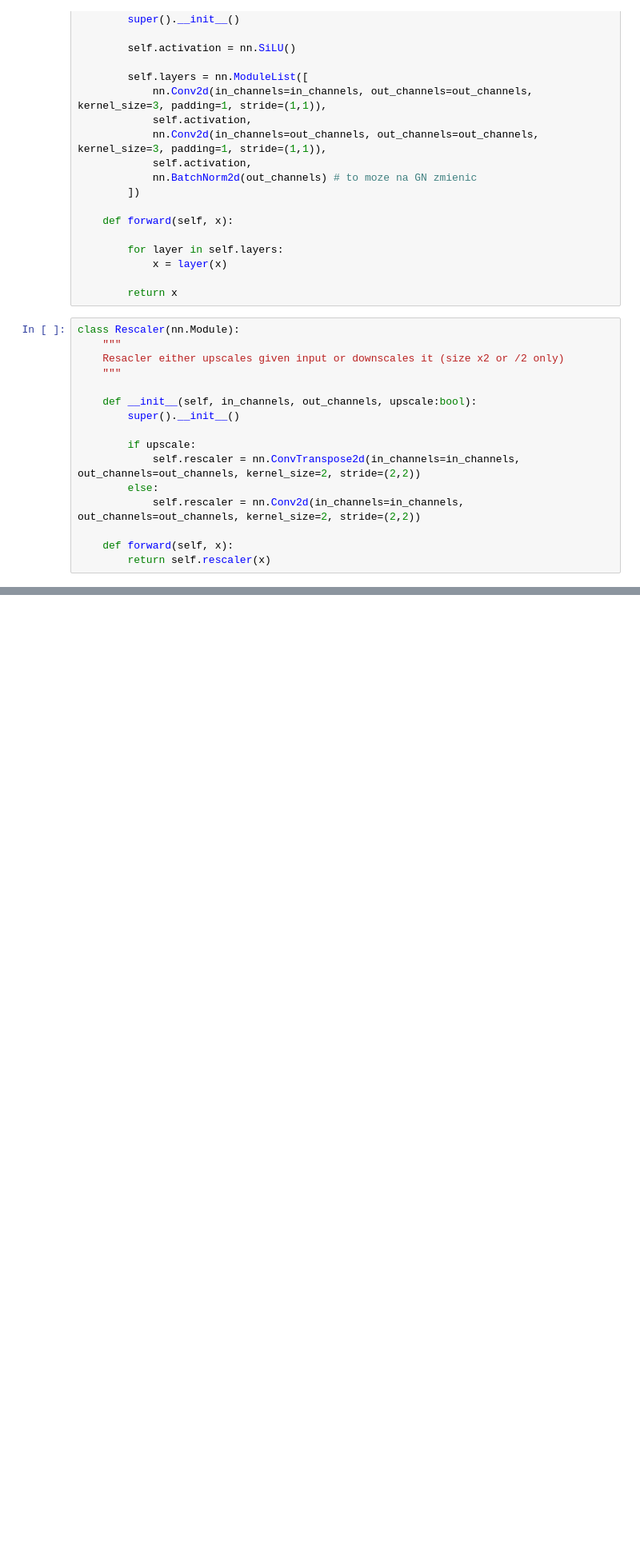
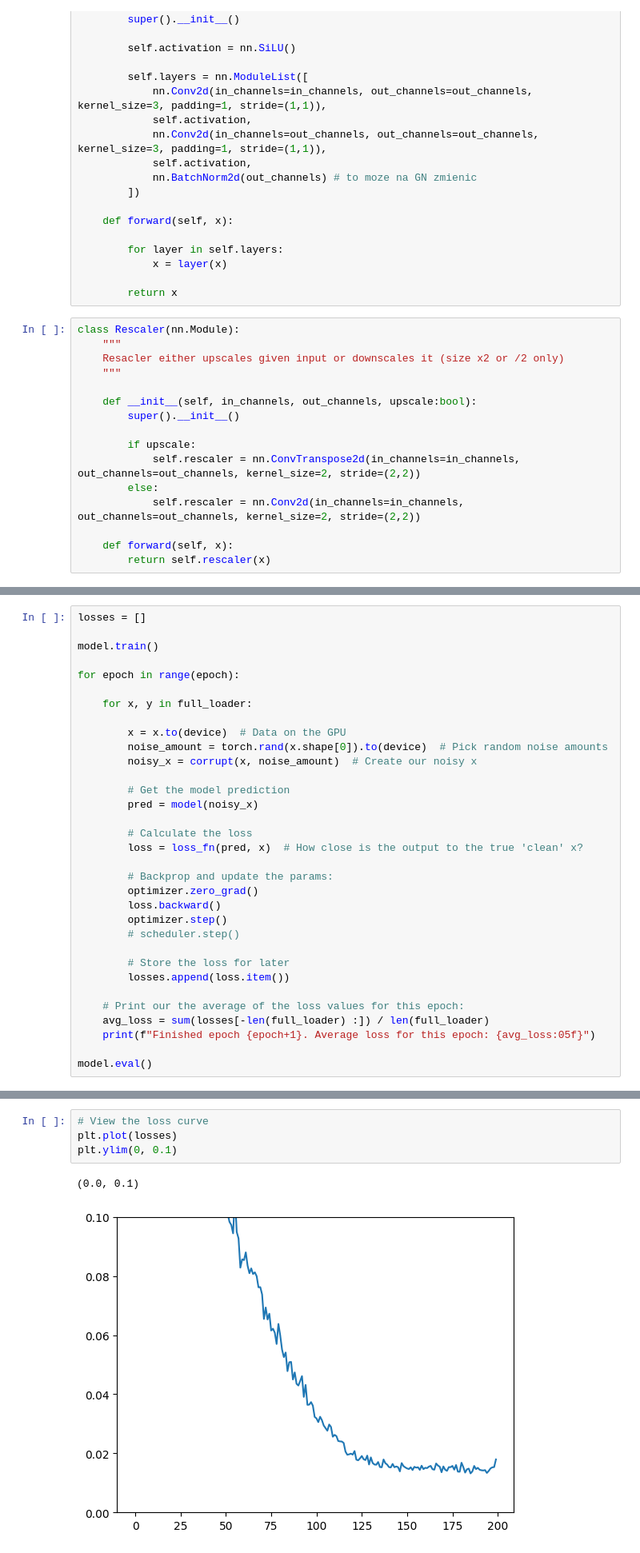
Before and after one commit to P1X2/SSNE4_GAN, a Jupyter notebook: StableDifusion_U-Net.ipynb, the cells around one changed output, grey strips where cells are left out. Shown at 80% size. Drawn from its saved outputs; the diff is of its cells as text; blank space fills up the shorter version.

```diff
--- a/StableDifusion_U-Net.ipynb
+++ b/StableDifusion_U-Net.ipynb
@@ -177,0 +273,33 @@ IndexError: list index out of range
+# %%
+losses = []
+
+model.train()
+
+for epoch in range(epoch):
+
+    for x, y in full_loader:
+
+        x = x.to(device)  # Data on the GPU
+        noise_amount = torch.rand(x.shape[0]).to(device)  # Pick random noise amounts
+        noisy_x = corrupt(x, noise_amount)  # Create our noisy x
+
+        # Get the model prediction
+        pred = model(noisy_x)
+
+        # Calculate the loss
+        loss = loss_fn(pred, x)  # How close is the output to the true 'clean' x?
+
+        # Backprop and update the params:
+        optimizer.zero_grad()
+        loss.backward()
+        optimizer.step()
+        # scheduler.step()
+
+        # Store the loss for later
+        losses.append(loss.item())
+
+    # Print our the average of the loss values for this epoch:
+    avg_loss = sum(losses[-len(full_loader) :]) / len(full_loader)
+    print(f"Finished epoch {epoch+1}. Average loss for this epoch: {avg_loss:05f}")
+
+model.eval()
@@ -177,0 +329,7 @@ IndexError: list index out of range
+# %%
+# View the loss curve
+plt.plot(losses)
+plt.ylim(0, 0.1)
+# %% [output]
+(0.0, 0.1)
+[figure, added]
```
Also changed, not shown: parts of 23 cells of this notebook, 2 other files.
